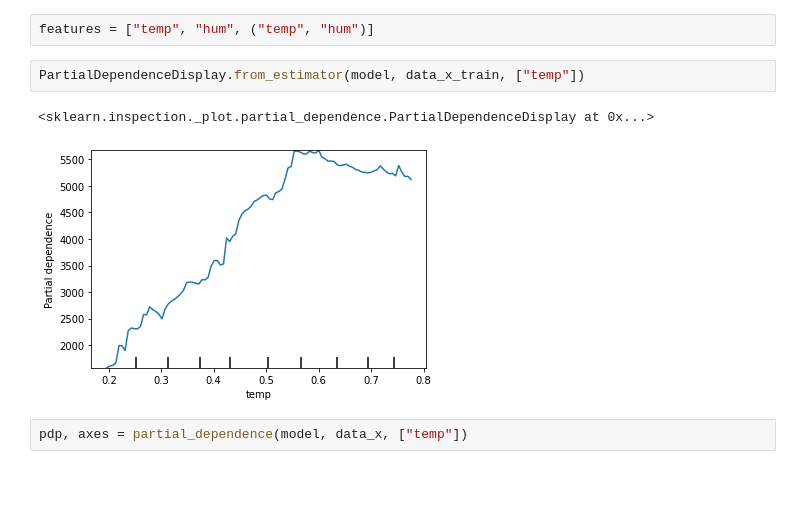
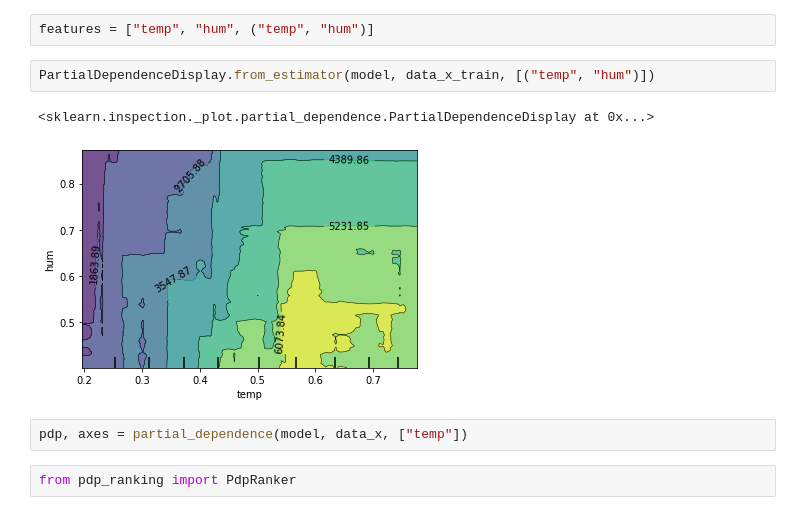
Before and after one commit to DanielKerrigan/PDPilot, a Jupyter notebook: examples/regression_and_pdp.ipynb, the cells around one changed output. Drawn from its saved outputs; the diff is of its cells as text; blank space fills up the shorter version.

```diff
--- a/examples/regression_and_pdp.ipynb
+++ b/examples/regression_and_pdp.ipynb
@@ -26,9 +26,11 @@ RandomForestRegressor()
 # %%
 features = ["temp", "hum", ("temp", "hum")]
 # %%
-PartialDependenceDisplay.from_estimator(model, data_x_train, ["temp"])
+PartialDependenceDisplay.from_estimator(model, data_x_train, [("temp", "hum")])
 # %% [output]
 <sklearn.inspection._plot.partial_dependence.PartialDependenceDisplay at 0x...>
-[figure, old version]
+[figure, new version]
 # %%
 pdp, axes = partial_dependence(model, data_x, ["temp"])
+# %%
+from pdp_ranking import PdpRanker
```
Also changed, not shown: parts of 3 cells of this notebook, 4 other files.
